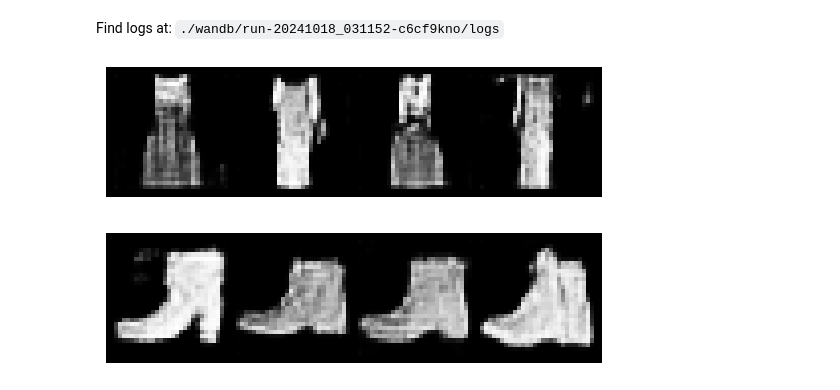
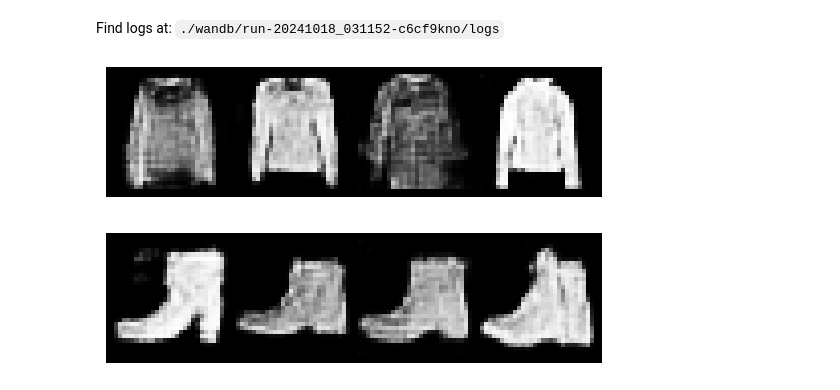
Before and after one commit to mitkrieg/dl-assignment-3, a Jupyter notebook: gan.ipynb, the cells around one changed output. Drawn from its saved outputs; the diff is of its cells as text; code cells hidden in the pictures.

```diff
--- a/gan.ipynb
+++ b/gan.ipynb
@@ -631,9 +631,9 @@ View project at: https://wandb.ai/mitkrieger-cornell-university/wgan
 Synced 5 W&B file(s), 0 media file(s), 0 artifact file(s) and 0 other file(s)
 Find logs at: ./wandb/run-20241018_031152-c6cf9kno/logs
 # %%
-wgan.generate_images(4, F.one_hot(torch.tensor([3]*4, device=wgan.device), num_classes=10).float())
+wgan.generate_images(4, F.one_hot(torch.tensor([2]*4, device=wgan.device), num_classes=10).float())
 # %% [output]
-[figure, old version]
+[figure, new version]
 # %%
 wgan.generate_images(4, F.one_hot(torch.tensor([9]*4, device=wgan.device), num_classes=10).float())
 # %% [output]
```
Also changed, not shown: parts of 5 cells of this notebook.
